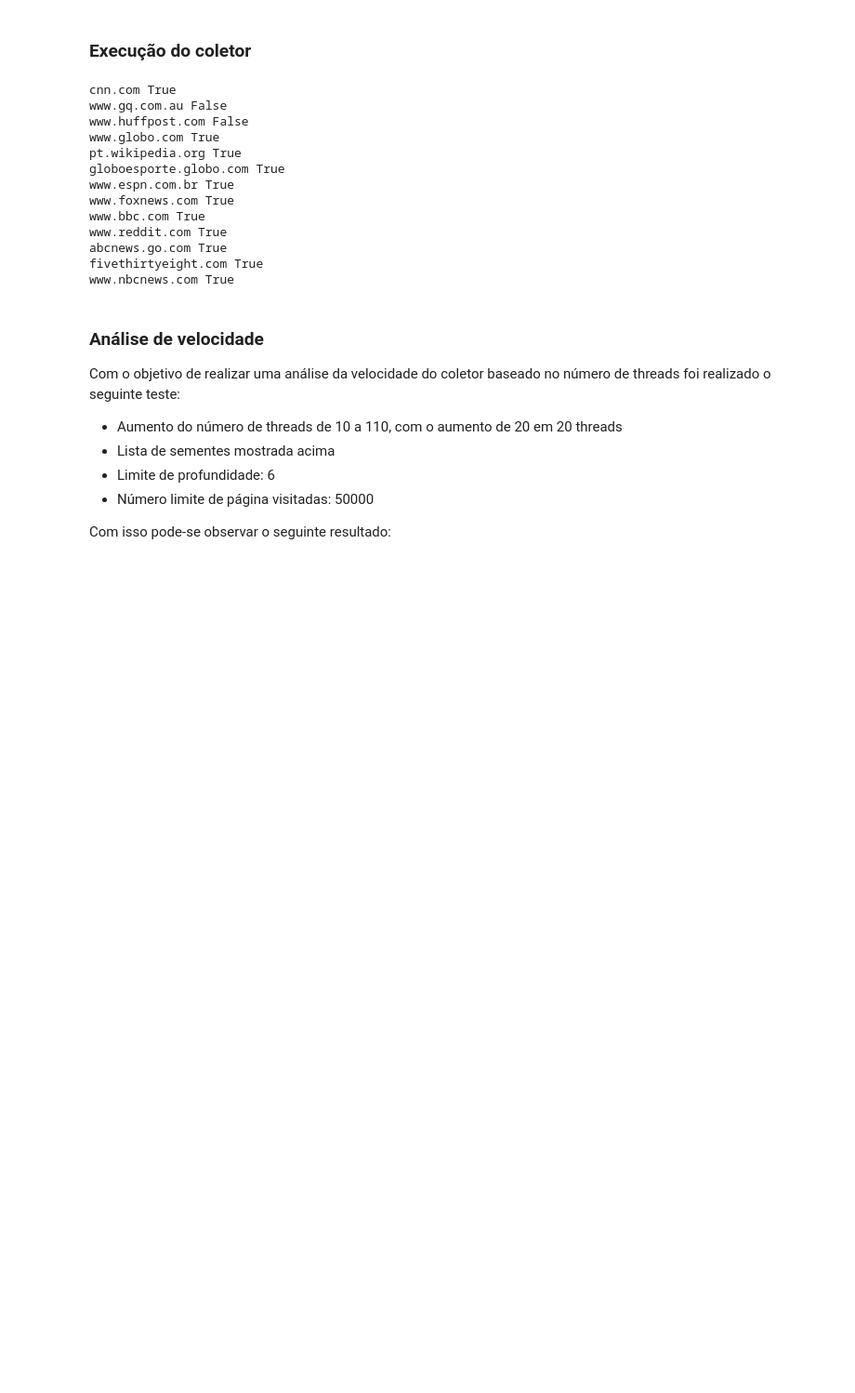
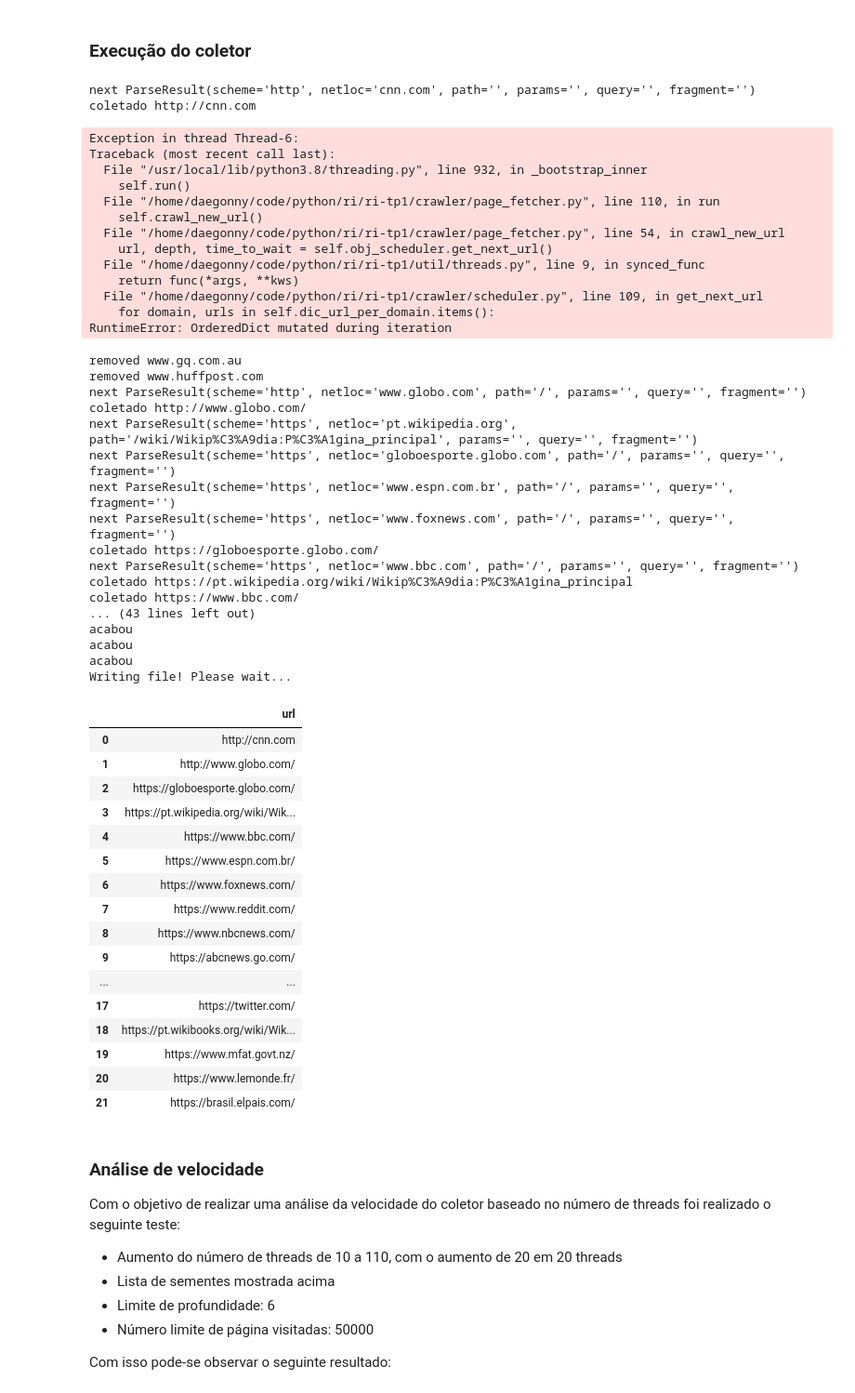
Before and after one commit to Daegonny/ri-tp1, a Jupyter notebook: Relatorio.ipynb, the cells around one changed output. Shown: that part at 93% size. Drawn from its saved outputs; the diff is of its cells as text; code cells hidden in the pictures; blank space fills up the shorter version.

```diff
--- a/Relatorio.ipynb
+++ b/Relatorio.ipynb
@@ -122,26 +122,62 @@ O método `collect` adiciona o a URL requisitada a lista de URLs encontradas.
 ### Execução do coletor
 # %%
 from crawler.report import Report
-#import pandas as pd
+import pandas as pd
 
 report = Report()
 
-report.run_crawler(int_page_limit=100, int_depth_limit=6, n_threads=10)
-#pd.read_csv('crawler/urls.txt', header=None, names=['url'])
+report.run_crawler(int_page_limit=20, int_depth_limit=6, n_threads=5)
+pd.read_csv('crawler/urls.txt', header=None, names=['url'])
 # %% [output]
-cnn.com True
-www.gq.com.au False
-www.huffpost.com False
-www.globo.com True
-pt.wikipedia.org True
-globoesporte.globo.com True
-www.espn.com.br True
-www.foxnews.com True
-www.bbc.com True
-www.reddit.com True
-abcnews.go.com True
-fivethirtyeight.com True
-www.nbcnews.com True
+next ParseResult(scheme='http', netloc='cnn.com', path='', params='', query='', fragment='')
+coletado http://cnn.com
+Exception in thread Thread-6:
+Traceback (most recent call last):
+  File "/usr/local/lib/python3.8/threading.py", line 932, in _bootstrap_inner
+    self.run()
+  File "/home/daegonny/code/python/ri/ri-tp1/crawler/page_fetcher.py", line 110, in run
+    self.crawl_new_url()
+  File "/home/daegonny/code/python/ri/ri-tp1/crawler/page_fetcher.py", line 54, in crawl_new_url
+    url, depth, time_to_wait = self.obj_scheduler.get_next_url()
+  File "/home/daegonny/code/python/ri/ri-tp1/util/threads.py", line 9, in synced_func
+    return func(*args, **kws)
+  File "/home/daegonny/code/python/ri/ri-tp1/crawler/scheduler.py", line 109, in get_next_url
+    for domain, urls in self.dic_url_per_domain.items():
+RuntimeError: OrderedDict mutated during iteration
+removed www.gq.com.au
+removed www.huffpost.com
+next ParseResult(scheme='http', netloc='www.globo.com', path='/', params='', query='', fragment='')
+coletado http://www.globo.com/
+next ParseResult(scheme='https', netloc='pt.wikipedia.org', path='/wiki/Wikip%C3%A9dia:P%C3%A1gina_principal', params='', query='', fragment='')
+next ParseResult(scheme='https', netloc='globoesporte.globo.com', path='/', params='', query='', fragment='')
+next ParseResult(scheme='https', netloc='www.espn.com.br', path='/', params='', query='', fragment='')
+next ParseResult(scheme='https', netloc='www.foxnews.com', path='/', params='', query='', fragment='')
+coletado https://globoesporte.globo.com/
+next ParseResult(scheme='https', netloc='www.bbc.com', path='/', params='', query='', fragment='')
+coletado https://pt.wikipedia.org/wiki/Wikip%C3%A9dia:P%C3%A1gina_principal
+coletado https://www.bbc.com/
+... (43 lines left out)
+acabou
+acabou
+acabou
+Writing file! Please wait...
+|  | url |
+| 0 | http://cnn.com |
+| 1 | http://www.globo.com/ |
+| 2 | https://globoesporte.globo.com/ |
+| 3 | https://pt.wikipedia.org/wiki/Wik... |
+| 4 | https://www.bbc.com/ |
+| 5 | https://www.espn.com.br/ |
+| 6 | https://www.foxnews.com/ |
+| 7 | https://www.reddit.com/ |
+| 8 | https://www.nbcnews.com/ |
+| 9 | https://abcnews.go.com/ |
+| ... | ... |
+| 17 | https://twitter.com/ |
+| 18 | https://pt.wikibooks.org/wiki/Wik... |
+| 19 | https://www.mfat.govt.nz/ |
+| 20 | https://www.lemonde.fr/ |
+| 21 | https://brasil.elpais.com/ |
 # %% [markdown]
 ### Análise de velocidade
 
```
Also changed, not shown: 6 other files.
